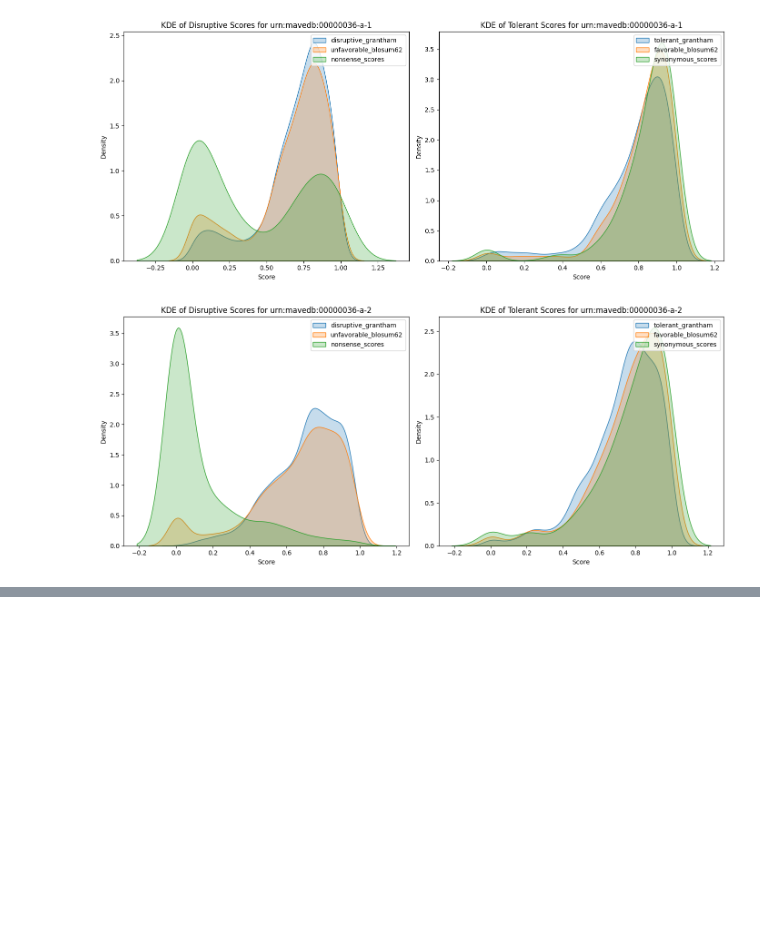
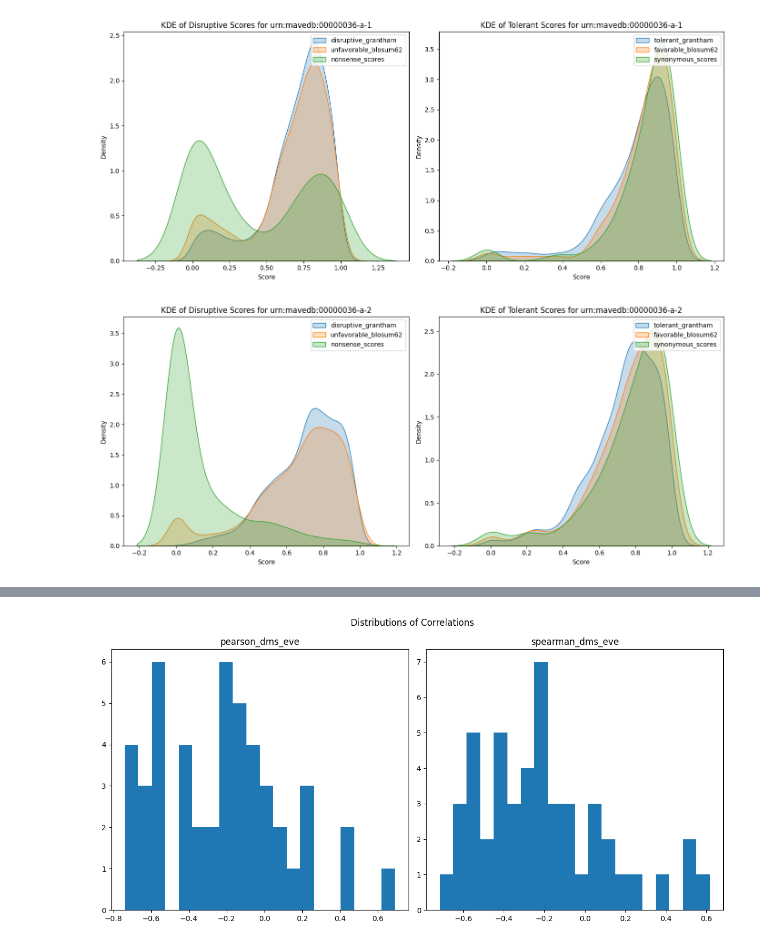
Before and after one commit to PlushZ/msa-dms-analyzer, a Jupyter notebook: postgres_analysis.ipynb, the cells around one changed output, grey strips where cells are left out. Drawn from its saved outputs; the diff is of its cells as text; code cells hidden in the pictures; blank space fills up the shorter version.

```diff
--- a/postgres_analysis.ipynb
+++ b/postgres_analysis.ipynb
@@ -390,0 +784,74 @@ for urn_mavedb in urn_list:
+# %%
+def report_correlation_statistics():
+    """
+    Fetch correlation values from the `gene_urn` table, excluding NULL and NaN,
+    and report statistics for Pearson and Spearman correlations.
+
+    Args:
+        session: SQLAlchemy session connected to the database.
+
+    Returns:
+        None
+    """
+    # Query Pearson and Spearman correlations from the `gene_urn` table
+    query = session.execute("""
+        SELECT pearson_dms_eve, spearman_dms_eve
+        FROM gene_urn
+        WHERE pearson_dms_eve IS NOT NULL
+          AND spearman_dms_eve IS NOT NULL
+    """)
+    data = query.fetchall()
+
+    # Convert to pandas DataFrame
+    df = pd.DataFrame(data, columns=['pearson_dms_eve', 'spearman_dms_eve'])
+
+    # Exclude NaN values
+    df = df.dropna()
+
+    # Calculate statistics
+    stats = {
+        'Pearson Correlation': {
+            'Min': df['pearson_dms_eve'].min(),
+            'Max': df['pearson_dms_eve'].max(),
+            'Mean': df['pearson_dms_eve'].mean(),
+            'Median': df['pearson_dms_eve'].median(),
+            'Std Dev': df['pearson_dms_eve'].std(),
+            'IQR': df['pearson_dms_eve'].quantile(0.75) - df['pearson_dms_eve'].quantile(0.25)
+        },
+        'Spearman Correlation': {
+            'Min': df['spearman_dms_eve'].min(),
+            'Max': df['spearman_dms_eve'].max(),
+            'Mean': df['spearman_dms_eve'].mean(),
+            'Median': df['spearman_dms_eve'].median(),
+            'Std Dev': df['spearman_dms_eve'].std(),
+            'IQR': df['spearman_dms_eve'].quantile(0.75) - df['spearman_dms_eve'].quantile(0.25)
+        }
+    }
+
+    # Calculate percentages for strong correlations
+    strong_positive_pearson = len(df[df['pearson_dms_eve'] > 0.7]) / len(df) * 100
+    strong_negative_pearson = len(df[df['pearson_dms_eve'] < -0.7]) / len(df) * 100
+    strong_positive_spearman = len(df[df['spearman_dms_eve'] > 0.7]) / len(df) * 100
+    strong_negative_spearman = len(df[df['spearman_dms_eve'] < -0.7]) / len(df) * 100
+
+    # Print results
+    print("\n--- Correlation Statistics ---")
+    for corr_type, metrics in stats.items():
+        print(f"\n{corr_type}:")
+        for metric, value in metrics.items():
+            print(f"  {metric}: {value:.4f}")
+
+    print("\n--- Strong Correlations ---")
+    print(f"Strong Positive Pearson Correlations (r > 0.7): {strong_positive_pearson:.2f}%")
+    print(f"Strong Negative Pearson Correlations (r < -0.7): {strong_negative_pearson:.2f}%")
+    print(f"Strong Positive Spearman Correlations (r > 0.7): {strong_positive_spearman:.2f}%")
+    print(f"Strong Negative Spearman Correlations (r < -0.7): {strong_negative_spearman:.2f}%")
+
+    # Visualize distributions
+    df[['pearson_dms_eve', 'spearman_dms_eve']].hist(bins=20, figsize=(12, 6), grid=False)
+    plt.suptitle("Distributions of Correlations")
+    plt.tight_layout()
+    plt.show()
+
+report_correlation_statistics()
+# %% [output]
@@ -390,0 +875 @@ for urn_mavedb in urn_list:
+[figure, added]
```
Also changed, not shown: parts of 13 cells of this notebook, 9 other files.
